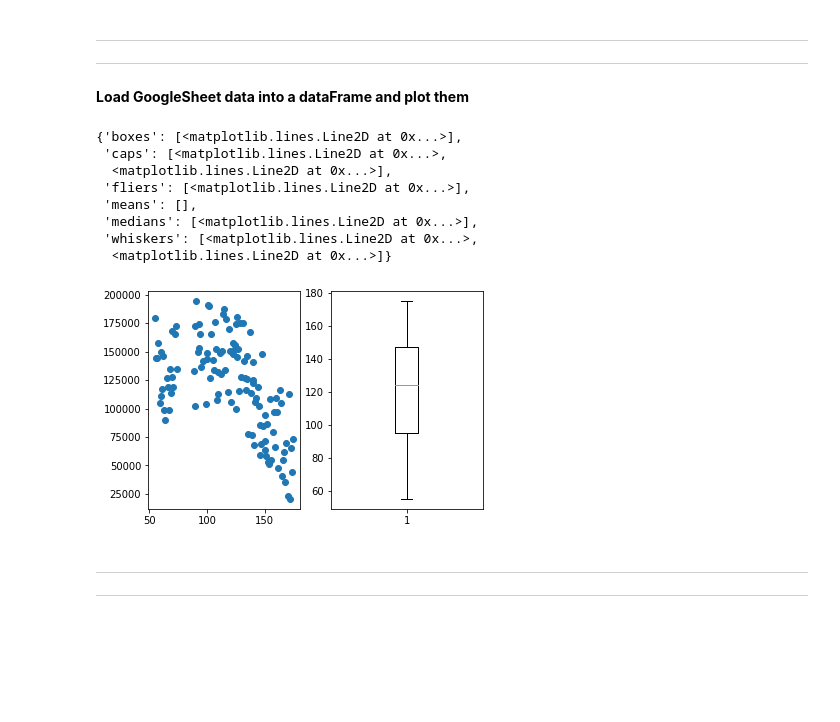
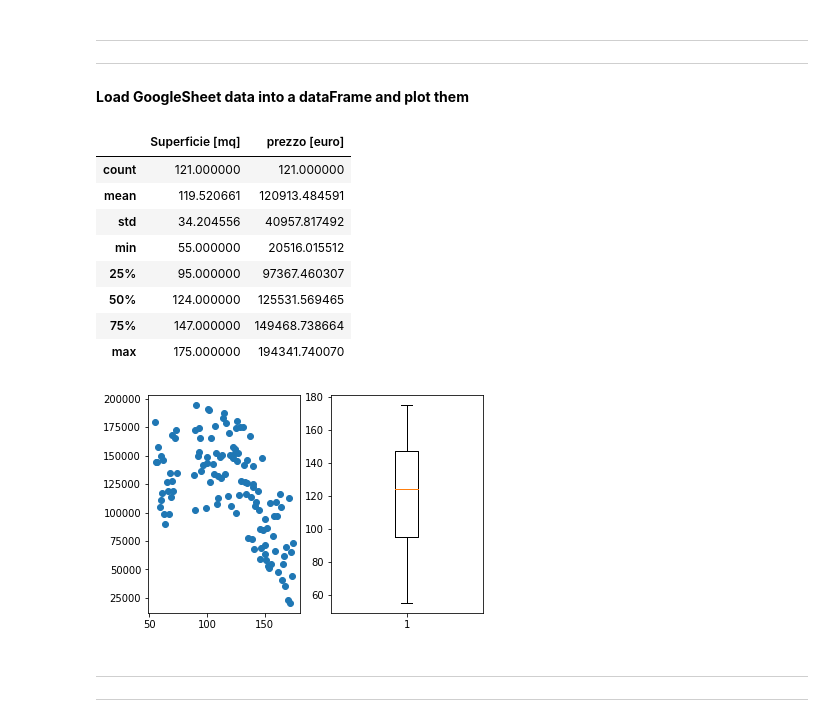
Before and after one commit to MatteoGandetto/Corso_ML_con_Python, a Jupyter notebook: Regressione_NL_Decision_Tree.ipynb, the cells around one changed output. Drawn from its saved outputs; the diff is of its cells as text; code cells hidden in the pictures; blank space fills up the shorter version.

```diff
--- a/Regressione_NL_Decision_Tree.ipynb
+++ b/Regressione_NL_Decision_Tree.ipynb
@@ -73,30 +73,34 @@ gs=gspread.authorize(GoogleCredentials.get_application_default())
 # %%
 FILE_NAME='Regressione_NL_Decision_Tree_IN_2'
 wks=gs.open(FILE_NAME).sheet1
 INPUT_df=get_as_dataframe(wks)
 
 #remove all NaN
 INPUT_df=INPUT_df.dropna(1,'all')
 INPUT_df=INPUT_df.dropna(0,'all')
 
 #convert to NumPy array
+#you can also use INPUT_DF.values
 np_IN=np.array(INPUT_df)
 np_IN_X=np_IN[:,0]
 np_IN_Y=np_IN[:,1]
 
 #plot data
 fig, axs = plt.subplots(1,2)
 axs[0].scatter(np_IN_X, np_IN_Y)
 axs[1].boxplot(np_IN_X)
+
+INPUT_df.describe()
 # %% [output]
-{'boxes': [<matplotlib.lines.Line2D at 0x...>],
- 'caps': [<matplotlib.lines.Line2D at 0x...>,
-  <matplotlib.lines.Line2D at 0x...>],
- 'fliers': [<matplotlib.lines.Line2D at 0x...>],
- 'means': [],
- 'medians': [<matplotlib.lines.Line2D at 0x...>],
- 'whiskers': [<matplotlib.lines.Line2D at 0x...>,
-  <matplotlib.lines.Line2D at 0x...>]}
+|  | Superficie [mq] | prezzo [euro] |
+| count | 121.000000 | 121.000000 |
+| mean | 119.520661 | 120913.484591 |
+| std | 34.204556 | 40957.817492 |
+| min | 55.000000 | 20516.015512 |
+| 25% | 95.000000 | 97367.460307 |
+| 50% | 124.000000 | 125531.569465 |
+| 75% | 147.000000 | 149468.738664 |
+| max | 175.000000 | 194341.740070 |
 [figure]
 # %% [markdown]
 
```
Also changed, not shown: parts of 3 cells of this notebook.
